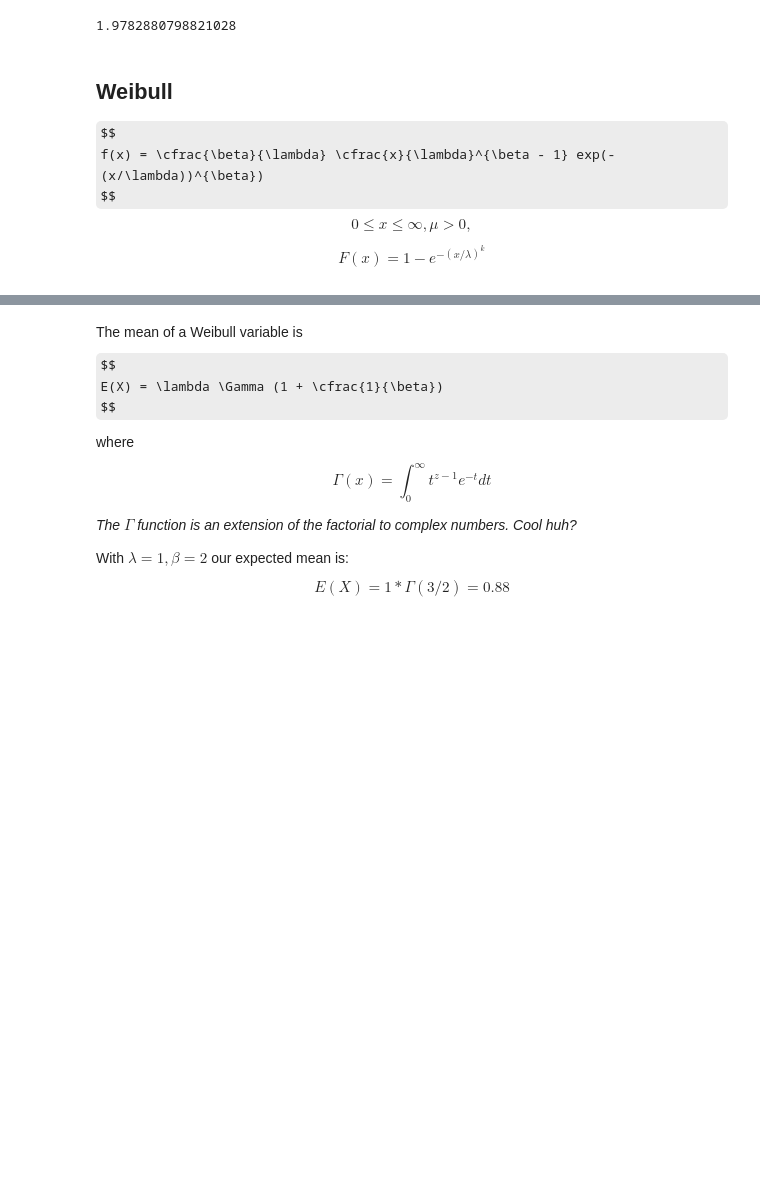
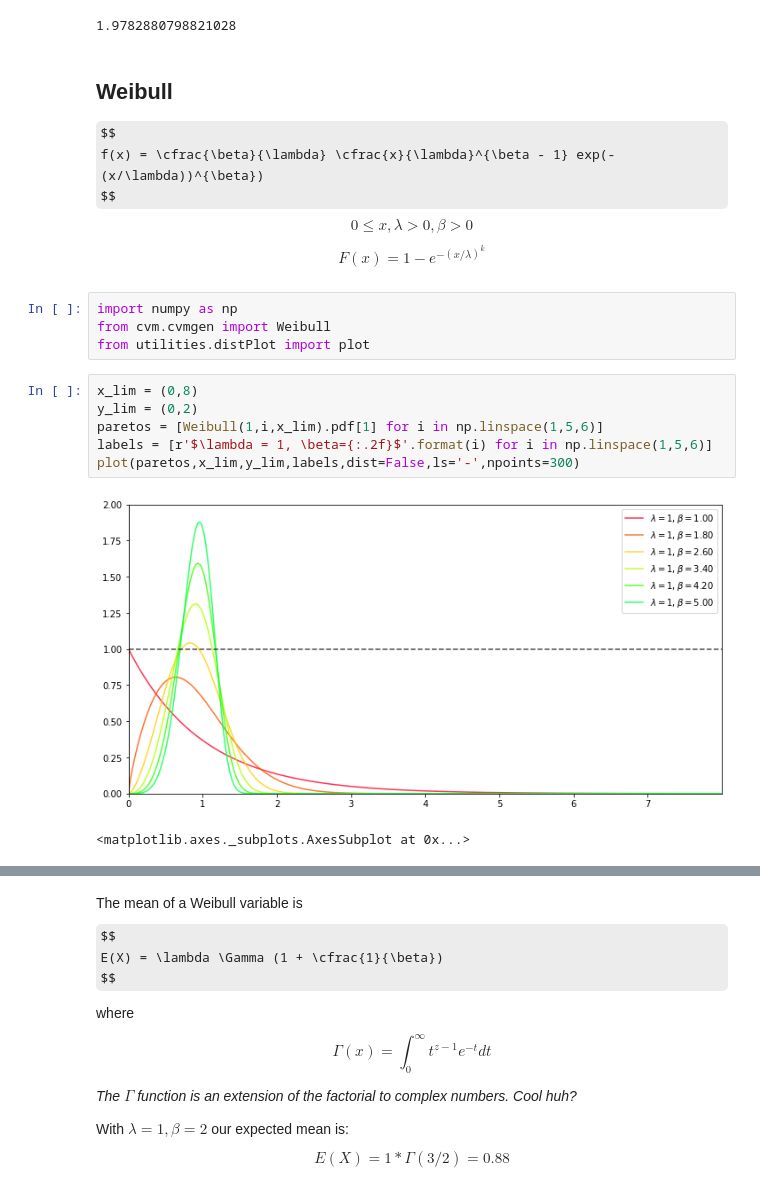
Before and after one commit to git-lu/models-and-simulations, a Jupyter notebook: exguide5.ipynb, the cells around one changed output, grey strips where cells are left out. Saved outputs shown, nothing was run; the diff lists cells and outputs as text; some formulas as TeX source; blank space fills up the shorter version.

```diff
--- a/exguide5.ipynb
+++ b/exguide5.ipynb
@@ -405,10 +415,23 @@ $$
 f(x) = \cfrac{\beta}{\lambda} \cfrac{x}{\lambda}^{\beta - 1} exp(-(x/\lambda))^{\beta})
 $$
 $$
-0 \leq x \leq \infty,  \mu > 0,
+0 \leq x , \lambda > 0,  \beta > 0
 $$
 
 $$
 F(x) = 1 - e^{-(x/\lambda)^{k}}
 $$
+# %%
+import numpy as np
+from cvm.cvmgen import Weibull
+from utilities.distPlot import plot
+# %%
+x_lim = (0,8)
+y_lim = (0,2)
+paretos = [Weibull(1,i,x_lim).pdf[1] for i in np.linspace(1,5,6)]
+labels = [r'$\lambda = 1, \beta={:.2f}$'.format(i) for i in np.linspace(1,5,6)]
+plot(paretos,x_lim,y_lim,labels,dist=False,ls='-',npoints=300)
+# %% [output]
+[figure, added]
+<matplotlib.axes._subplots.AxesSubplot at 0x...>
 # %%
```
Also changed, not shown: parts of 7 cells of this notebook, 2 other files.
